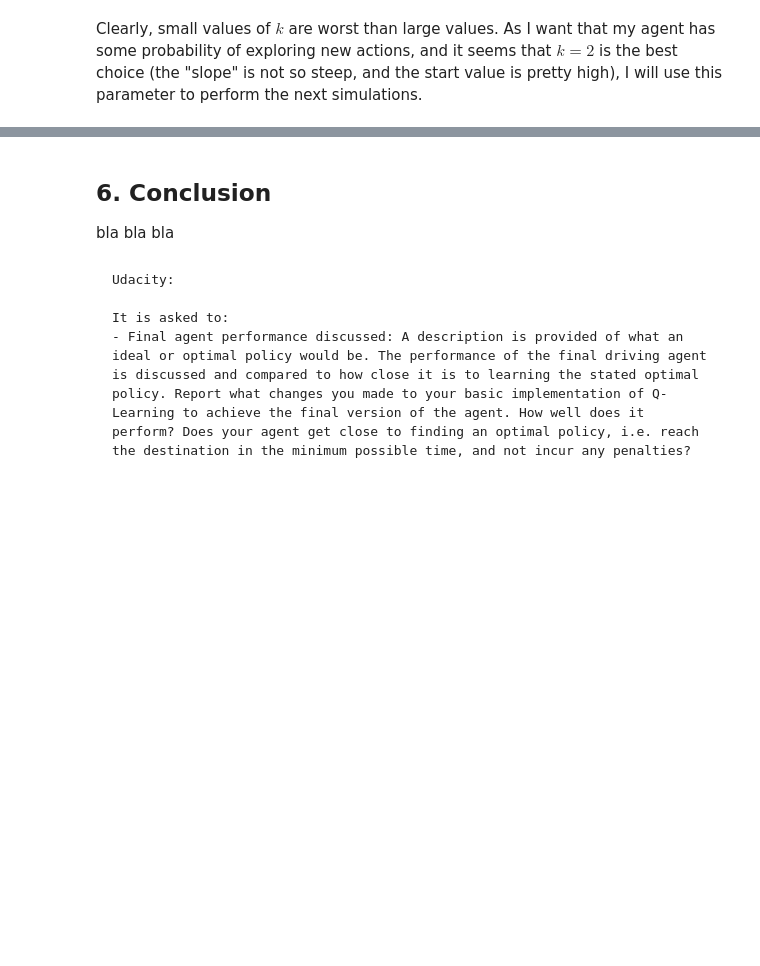
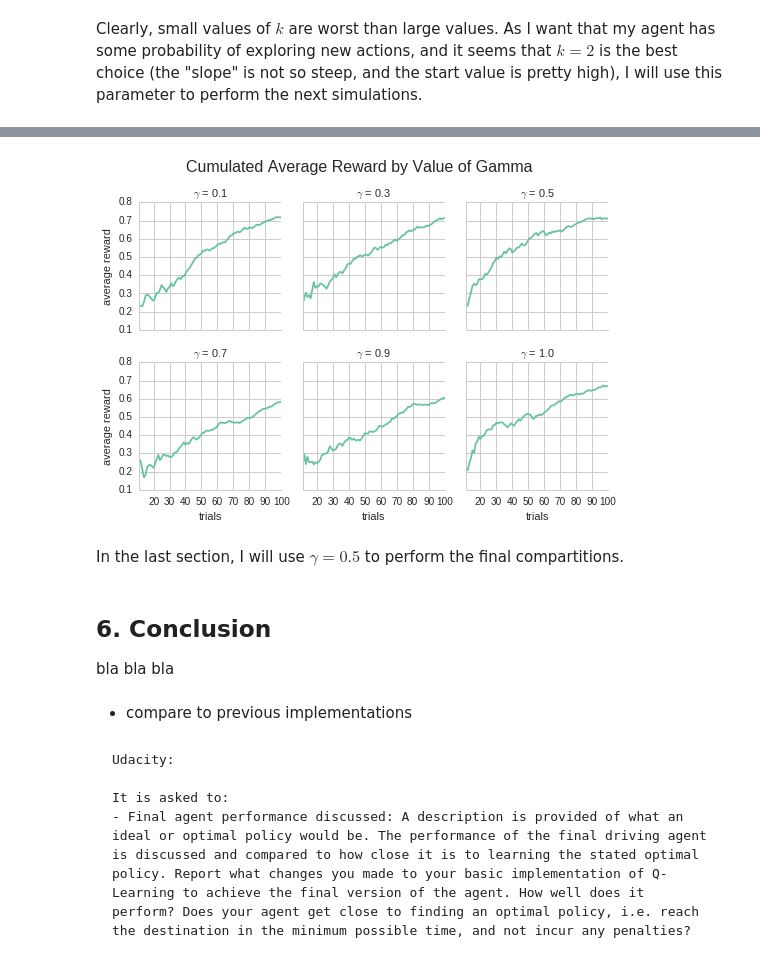
Before and after one commit to ucaiado/Smart_Cab, a Jupyter notebook: smart_cab.ipynb, the cells around one changed output, grey strips where cells are left out. Saved outputs shown, nothing was run; the diff lists cells and outputs as text; code cells hidden in the pictures; blank space fills up the shorter version.

````diff
--- a/smart_cab.ipynb
+++ b/smart_cab.ipynb
@@ -360,8 +376,31 @@ where $\alpha_{n} = \frac{1}{1 - visits_{n}(s, \,a)}$ and $visits_{n}$ is the to
+# %%
+s_fname = 'log/sim_Fri_Jul_29_190635_2016.log'
+d2, d3 = eda.performance_measures_gamma(s_fname)
+# %%
+df_plot = pd.DataFrame(d2).iloc[10:, :]
+df_plot = df_plot.unstack().reset_index()
+df_plot.columns = ['$\gamma$', 'trials', 'average reward']
+
+def dateplot(x, y, **kwargs):
+    ax = plt.gca()
+    data = kwargs.pop("data")
+    data.plot(x=x, y=y, ax=ax, **kwargs)
+
+g = sns.FacetGrid(df_plot, col="$\gamma$", col_wrap=3, size=2.5)
+g = g.map_dataframe(dateplot, "trials", "average reward")
+g.fig.suptitle("Cumulated Average Reward by Value of Gamma",
+               fontsize=16, y=1.04);
+# %% [output]
+[figure, added]
+# %% [markdown]
+In the last section, I will use $\gamma = 0.5$ to perform the final compartitions.
 # %% [markdown]
 ## 6. Conclusion
 
 
 bla bla bla
+# %% [markdown]
+- compare to previous implementations
 # %% [markdown]
 ```
 Udacity:
````
Also changed, not shown: parts of 6 cells of this notebook, 9 other files.
